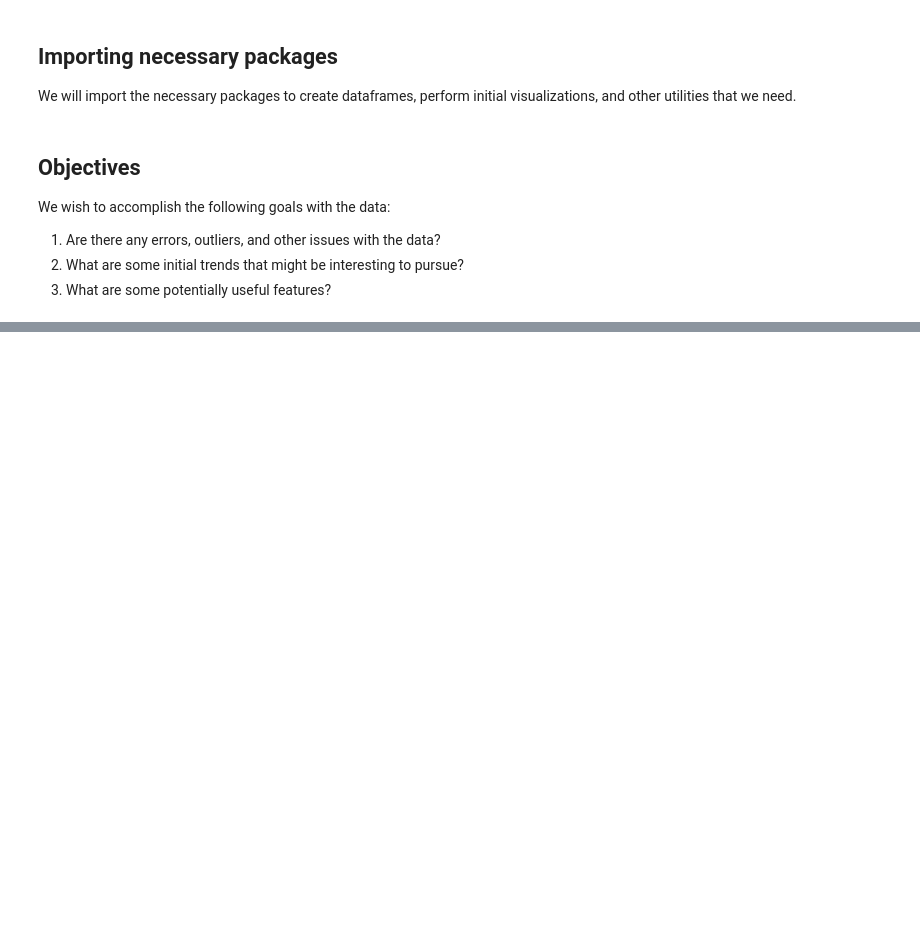
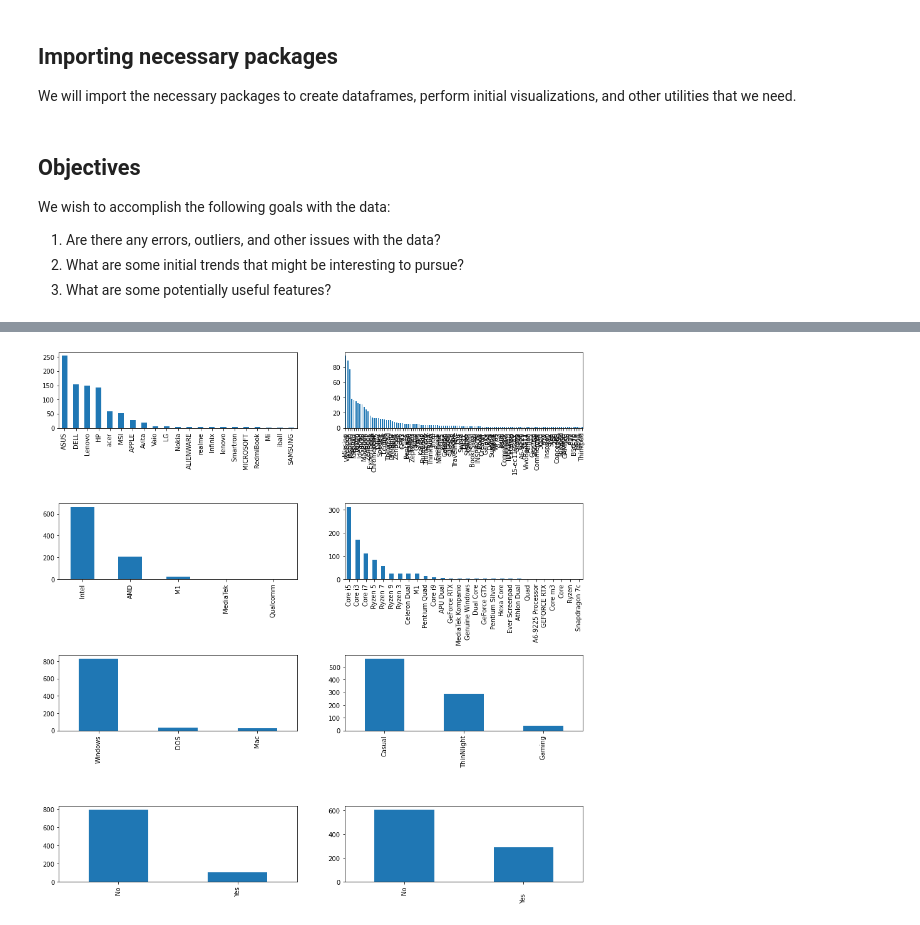
Before and after one commit to lutimoth/LaptopPriceModeling, a Jupyter notebook: Laptop Data Wrangling.ipynb, the cells around one changed output, grey strips where cells are left out. Cells and saved outputs as stored; diff of their text form; code cells hidden in the pictures; blank space fills up the shorter version.

```diff
--- a/Laptop Data Wrangling.ipynb
+++ b/Laptop Data Wrangling.ipynb
@@ -24,0 +282,13 @@ We wish to accomplish the following goals with the data:
+# %%
+plt.figure(figsize = (15,20))
+plt.subplots_adjust(hspace = 1.0)
+
+
+for n, key in enumerate(laptop_string_counts):
+    ax = plt.subplot(5,2,n+1)
+    laptop_string_counts[key].plot(kind = 'bar', ax = ax)
+
+for tick in ax.xaxis.get_major_ticks()[1::2]:
+        tick.set_pad(15);
+# %% [output]
+[figure, added]
```
Also changed, not shown: parts of 39 cells of this notebook.
